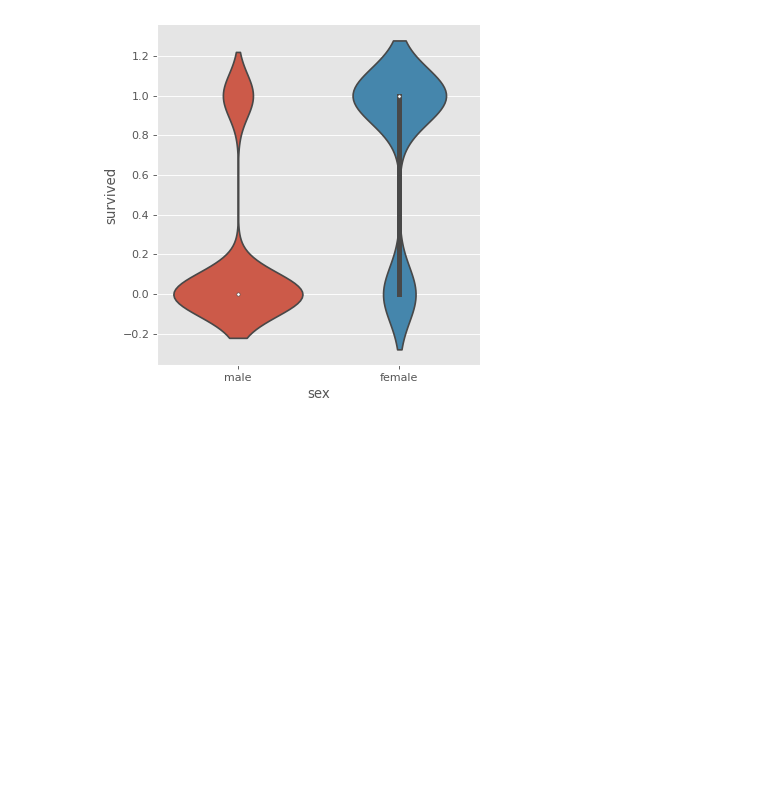
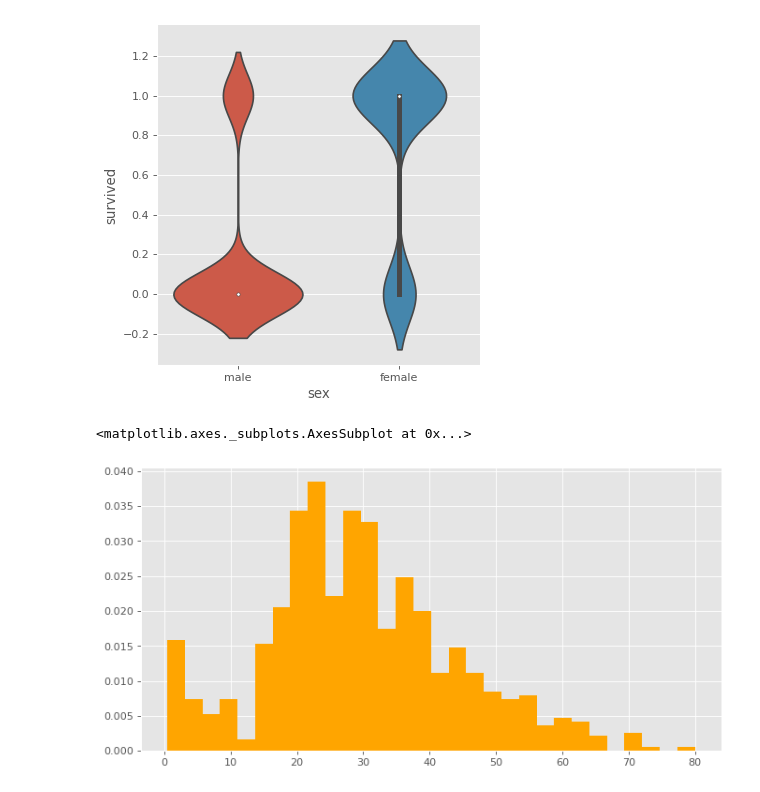
Before and after one commit to fadilparves/EDA, a Jupyter notebook: eda_titanic/titanic_eda.ipynb, the cells around one changed output. Drawn from its saved outputs; the diff is of its cells as text; code cells hidden in the pictures; blank space fills up the shorter version.

```diff
--- a/eda_titanic/titanic_eda.ipynb
+++ b/eda_titanic/titanic_eda.ipynb
@@ -193,3 +193,8 @@ sns.catplot(x='sex', y='survived', kind='violin',data=titanic)
 # %% [output]
 <seaborn.axisgrid.FacetGrid at 0x...>
 [figure]
+# %%
+titanic['age'].hist(bins = 30, density=True, color='orange', figsize=(10,5))
+# %% [output]
+<matplotlib.axes._subplots.AxesSubplot at 0x...>
+[figure, added]
```
Also changed, not shown: parts of 4 cells of this notebook.
